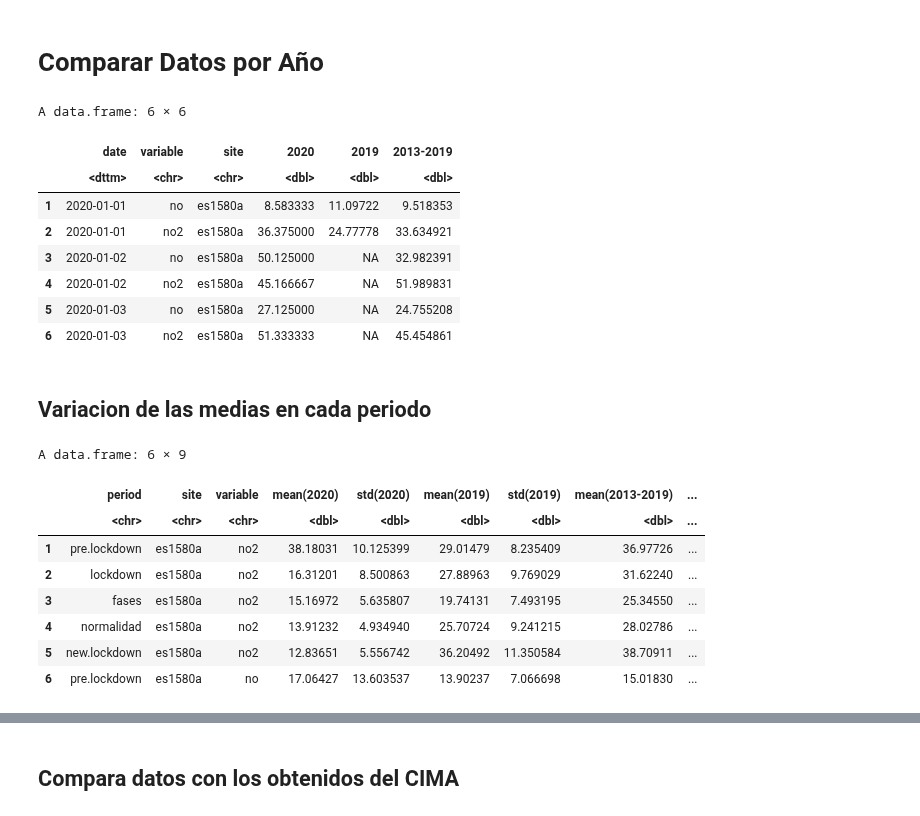
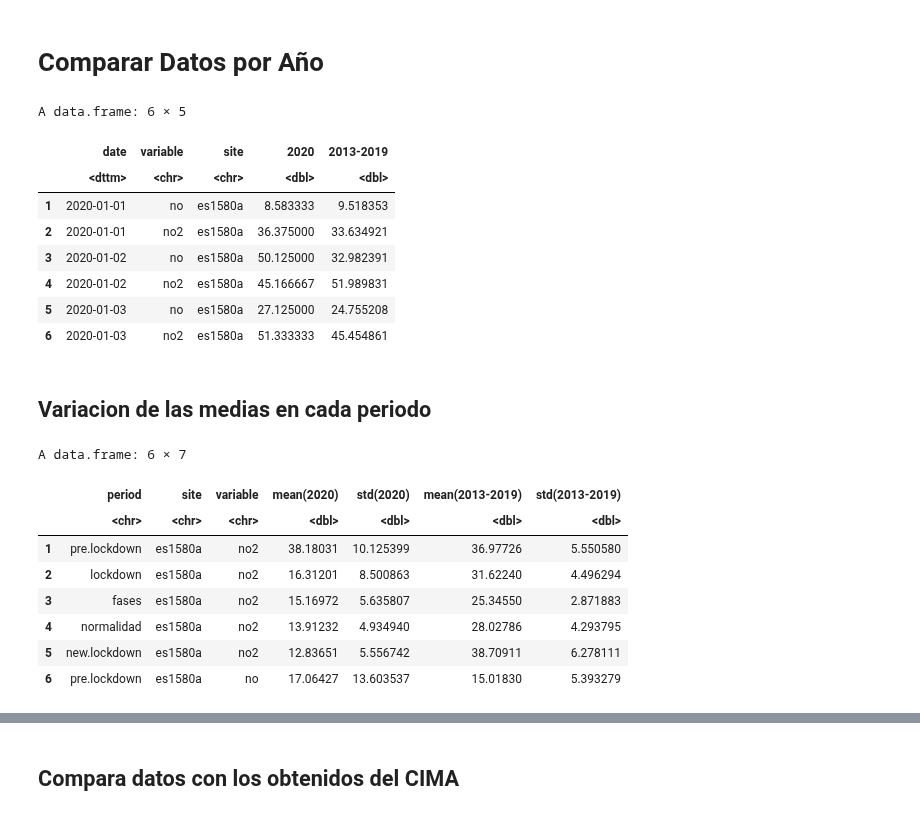
Before and after one commit to Jaimedgp/AirQualityCOVID, a Jupyter notebook: notebooks/Analisis/Relative-Change.ipynb, the cells around one changed output, grey strips where cells are left out. Saved outputs shown, nothing was run; the diff lists cells and outputs as text; code cells hidden in the pictures.

```diff
--- a/notebooks/Analisis/Relative-Change.ipynb
+++ b/notebooks/Analisis/Relative-Change.ipynb
@@ -19,7 +21,8 @@ site = ""#c("es1580a", "es0118a")
 data.by.file = TRUE
 
 pollutant = c("no2", "no", "o3")#, "pm10", "pm2.5")
-start_dt = 2013
+start_dt = ymd_hms("2013-01-01 00:00:00")
+end_dt = ymd_hms("2020-12-31 00:00:00")
 # %% [markdown]
 # Lockdown dates
 # %%
@@ -44,5 +47,5 @@ periods <- list(
 # %%
 if (site == "" && municipio != "") {
     site <- get.site.municipio(municipio,
-                               fileName="data/curation/sitesAQ.csv")
+                               fileName="data/Curation/sitesAQ.csv")
 }
@@ -49,5 +56,5 @@ if (site == "" && municipio != "") {
 # %%
-data.AQ <- get.AQdata(site, pollutant, start_dt, data.by.file)
+data.AQ <- get.AQdata(site, pollutant, start_dt, end_dt, FALSE)
 head(data.AQ)
 # %% [output]
 A tibble: 6 × 9
@@ -85,34 +92,33 @@ data.AQ.dy <- data.AQ %>%
 data.all <- compare.years(data.AQ.dy, last.yr=2020)
 head(data.all)
 # %% [output]
-A data.frame: 6 × 6
+A data.frame: 6 × 5
-|  | date | variable | site | 2020 | 2019 | 2013-2019 |
-|  | <dttm> | <chr> | <chr> | <dbl> | <dbl> | <dbl> |
-| 1 | 2020-01-01 | no | es1580a | 8.583333 | 11.09722 | 9.518353 |
-| 2 | 2020-01-01 | no2 | es1580a | 36.375000 | 24.77778 | 33.634921 |
-| 3 | 2020-01-02 | no | es1580a | 50.125000 | NA | 32.982391 |
-| 4 | 2020-01-02 | no2 | es1580a | 45.166667 | NA | 51.989831 |
-| 5 | 2020-01-03 | no | es1580a | 27.125000 | NA | 24.755208 |
-| 6 | 2020-01-03 | no2 | es1580a | 51.333333 | NA | 45.454861 |
+|  | date | variable | site | 2020 | 2013-2019 |
+|  | <dttm> | <chr> | <chr> | <dbl> | <dbl> |
+| 1 | 2020-01-01 | no | es1580a | 8.583333 | 9.518353 |
+| 2 | 2020-01-01 | no2 | es1580a | 36.375000 | 33.634921 |
+| 3 | 2020-01-02 | no | es1580a | 50.125000 | 32.982391 |
+| 4 | 2020-01-02 | no2 | es1580a | 45.166667 | 51.989831 |
+| 5 | 2020-01-03 | no | es1580a | 27.125000 | 24.755208 |
+| 6 | 2020-01-03 | no2 | es1580a | 51.333333 | 45.454861 |
 # %% [markdown]
 ## Variacion de las medias en cada periodo
 # %%
 # Calcular Medias
-columns <- c("2020",
-             "2019",
-             paste(start_dt, "-2019", sep=""))
+columns <- c(year(end_dt),
+             paste(year(start_dt), "-2019", sep=""))
 medias <- mean.in.period(data.all, periods, columns)
 
 head(medias)
 # %% [output]
-A data.frame: 6 × 9
+A data.frame: 6 × 7
-|  | period | site | variable | mean(2020) | std(2020) | mean(2019) | std(2019) | mean(2013-2019) | ... |
-|  | <chr> | <chr> | <chr> | <dbl> | <dbl> | <dbl> | <dbl> | <dbl> | ... |
-| 1 | pre.lockdown | es1580a | no2 | 38.18031 | 10.125399 | 29.01479 | 8.235409 | 36.97726 | ... |
-| 2 | lockdown | es1580a | no2 | 16.31201 | 8.500863 | 27.88963 | 9.769029 | 31.62240 | ... |
-| 3 | fases | es1580a | no2 | 15.16972 | 5.635807 | 19.74131 | 7.493195 | 25.34550 | ... |
-| 4 | normalidad | es1580a | no2 | 13.91232 | 4.934940 | 25.70724 | 9.241215 | 28.02786 | ... |
-| 5 | new.lockdown | es1580a | no2 | 12.83651 | 5.556742 | 36.20492 | 11.350584 | 38.70911 | ... |
-| 6 | pre.lockdown | es1580a | no | 17.06427 | 13.603537 | 13.90237 | 7.066698 | 15.01830 | ... |
+|  | period | site | variable | mean(2020) | std(2020) | mean(2013-2019) | std(2013-2019) |
+|  | <chr> | <chr> | <chr> | <dbl> | <dbl> | <dbl> | <dbl> |
+| 1 | pre.lockdown | es1580a | no2 | 38.18031 | 10.125399 | 36.97726 | 5.550580 |
+| 2 | lockdown | es1580a | no2 | 16.31201 | 8.500863 | 31.62240 | 4.496294 |
+| 3 | fases | es1580a | no2 | 15.16972 | 5.635807 | 25.34550 | 2.871883 |
+| 4 | normalidad | es1580a | no2 | 13.91232 | 4.934940 | 28.02786 | 4.293795 |
+| 5 | new.lockdown | es1580a | no2 | 12.83651 | 5.556742 | 38.70911 | 6.278111 |
+| 6 | pre.lockdown | es1580a | no | 17.06427 | 13.603537 | 15.01830 | 5.393279 |
 # %%
 # Calcular variaciones
```
Also changed, not shown: parts of 11 cells of this notebook.
